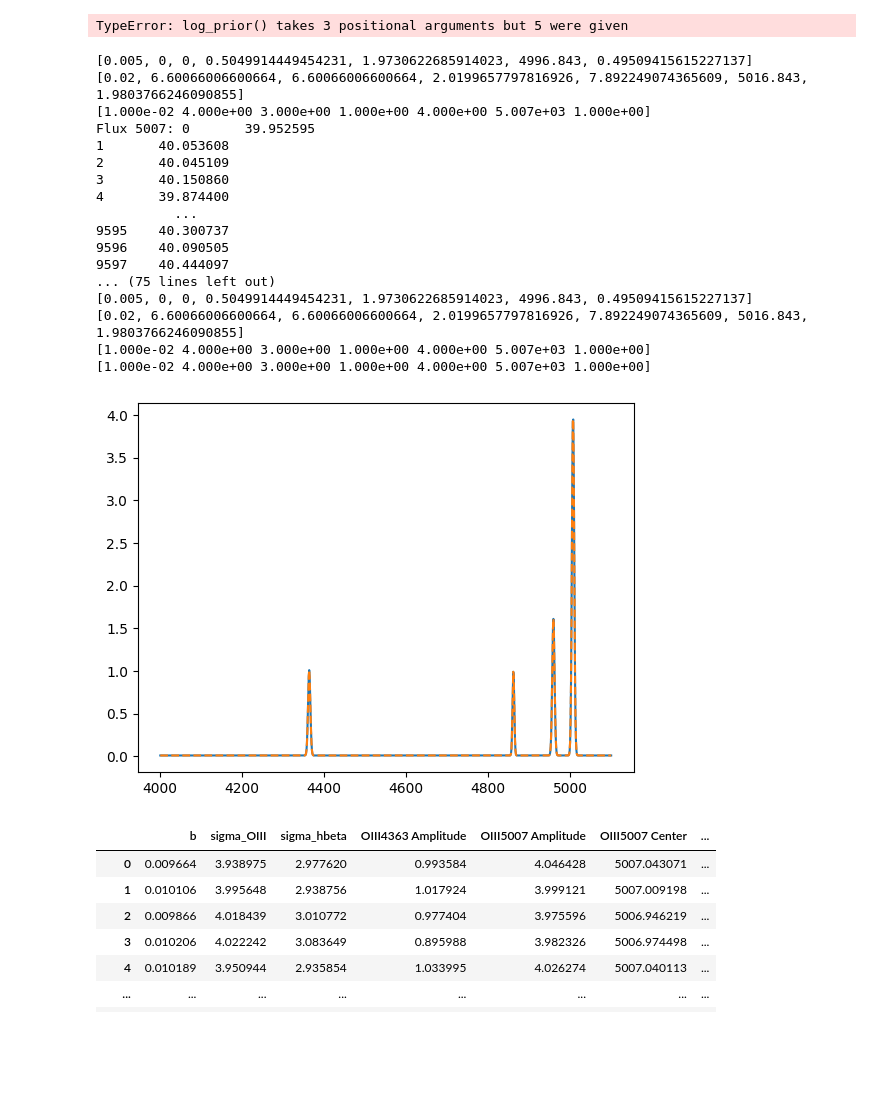
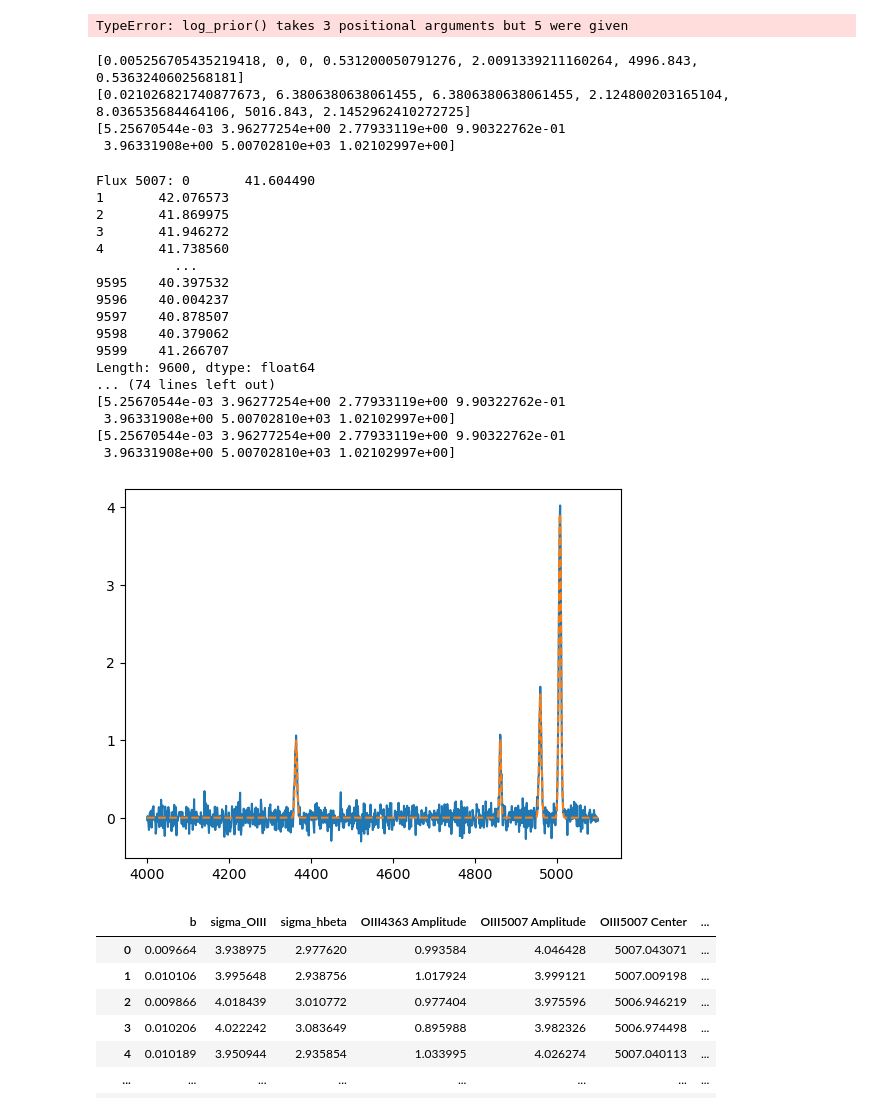
Before and after one commit to astroscar09/VIP_Debug, a Jupyter notebook: (8) Bootstrap Stacking Method-Copy1.ipynb, the cells around one changed output. Saved outputs shown, nothing was run; the diff lists cells and outputs as text; code cells hidden in the pictures; blank space fills up the shorter version.

```diff
--- a/(8) Bootstrap Stacking Method-Copy1.ipynb
+++ b/(8) Bootstrap Stacking Method-Copy1.ipynb
@@ -83,13 +83,6 @@ def log_likelihood(theta, x, y, yerr):
     lnL = -0.5 * np.sum((y - model) ** 2 / yerr**2)
 
     return lnL
-
-nll = lambda*args: -log_likelihood(*args)
-
-
-
-nll = lambda*args: -log_likelihood(*args)
-
 
 def log_prior(theta, wave_OIII5007, Amp_max):
 
@@ -199,10 +192,9 @@ def initial_fits(wave, spectrum, err_spec, window, diagnose = False):
         print()
 
 
-        xarr = np.linspace(wave[0], wave[-1], 100)
+        xarr = np.linspace(wave[0], wave[-1], 1000)
         plt.figure()
-        plt.plot(wave, spectrum, color = 'blue', label = 'Data')
-        plt.scatter(wave, spectrum, color = 'blue')
+        plt.step(wave, spectrum, where = 'mid', color = 'blue', label = 'Data')
         plt.plot(xarr, line_model(xarr, *result), color = 'black', label = 'Model')
         plt.axhline(0, linestyle = '--')
         plt.ylabel('Flux')
@@ -346,7 +338,7 @@ def old_fitting_line(wave, flux, flux_err, window_wavelength,
     oiii_metallicity = metallicity(temp)
     print("OIII Metallicity:", oiii_metallicity)
 
-    #return oiii_metallicity
+    return oiii_metallicity
 
     if diagnose == True:
 
@@ -432,34 +424,38 @@ TypeError: log_prior() takes 3 positional arguments but 5 were given
 # %%
 x= np.linspace(4000,5100,1000)
 err = np.random.normal(0,0.5,1000)
 
-y = line_model(x, 0, 4,3, 1, 4, 5007,1)+.01
+y = line_model(x, 0, 4,3, 1, 4, 5007,1)+ np.random.normal(0, 0.1, size = 1000) +.01
 a = old_fitting_line(x, y, err, 10, diagnose = False,save=False)
 model = initial_fits(x,y,err,10)
 print(model)
 plt.figure()
 plt.plot(x,y)
 plt.plot(x, line_model(x,*model),linestyle='--')
 plt.show()
 # %% [output]
-[0.005, 0, 0, 0.5049914449454231, 1.9730622685914023, 4996.843, 0.49509415615227137]
-[0.02, 6.60066006600664, 6.60066006600664, 2.0199657797816926, 7.892249074365609, 5016.843, 1.9803766246090855]
-[1.000e-02 4.000e+00 3.000e+00 1.000e+00 4.000e+00 5.007e+03 1.000e+00]
-Flux 5007: 0       39.952595
-1       40.053608
-2       40.045109
-3       40.150860
-4       39.874400
-          ...
-9595    40.300737
-9596    40.090505
-9597    40.444097
-... (75 lines left out)
-[0.005, 0, 0, 0.5049914449454231, 1.9730622685914023, 4996.843, 0.49509415615227137]
-[0.02, 6.60066006600664, 6.60066006600664, 2.0199657797816926, 7.892249074365609, 5016.843, 1.9803766246090855]
-[1.000e-02 4.000e+00 3.000e+00 1.000e+00 4.000e+00 5.007e+03 1.000e+00]
-[1.000e-02 4.000e+00 3.000e+00 1.000e+00 4.000e+00 5.007e+03 1.000e+00]
+[0.005256705435219418, 0, 0, 0.531200050791276, 2.0091339211160264, 4996.843, 0.5363240602568181]
+[0.021026821740877673, 6.3806380638061455, 6.3806380638061455, 2.124800203165104, 8.036535684464106, 5016.843, 2.1452962410272725]
+[5.25670544e-03 3.96277254e+00 2.77933119e+00 9.90322762e-01
+ 3.96331908e+00 5.00702810e+03 1.02102997e+00]
+Flux 5007: 0       41.604490
+1       42.076573
+2       41.869975
+3       41.946272
+4       41.738560
+          ...
+9595    40.397532
+9596    40.004237
+9597    40.878507
+9598    40.379062
+9599    41.266707
+Length: 9600, dtype: float64
+... (74 lines left out)
+[5.25670544e-03 3.96277254e+00 2.77933119e+00 9.90322762e-01
+ 3.96331908e+00 5.00702810e+03 1.02102997e+00]
+[5.25670544e-03 3.96277254e+00 2.77933119e+00 9.90322762e-01
+ 3.96331908e+00 5.00702810e+03 1.02102997e+00]
-[figure, old version]
+[figure, new version]
 # %%
 a[-1]
 # %% [output]
```
Also changed, not shown: parts of 5 cells of this notebook, 1 other file.
